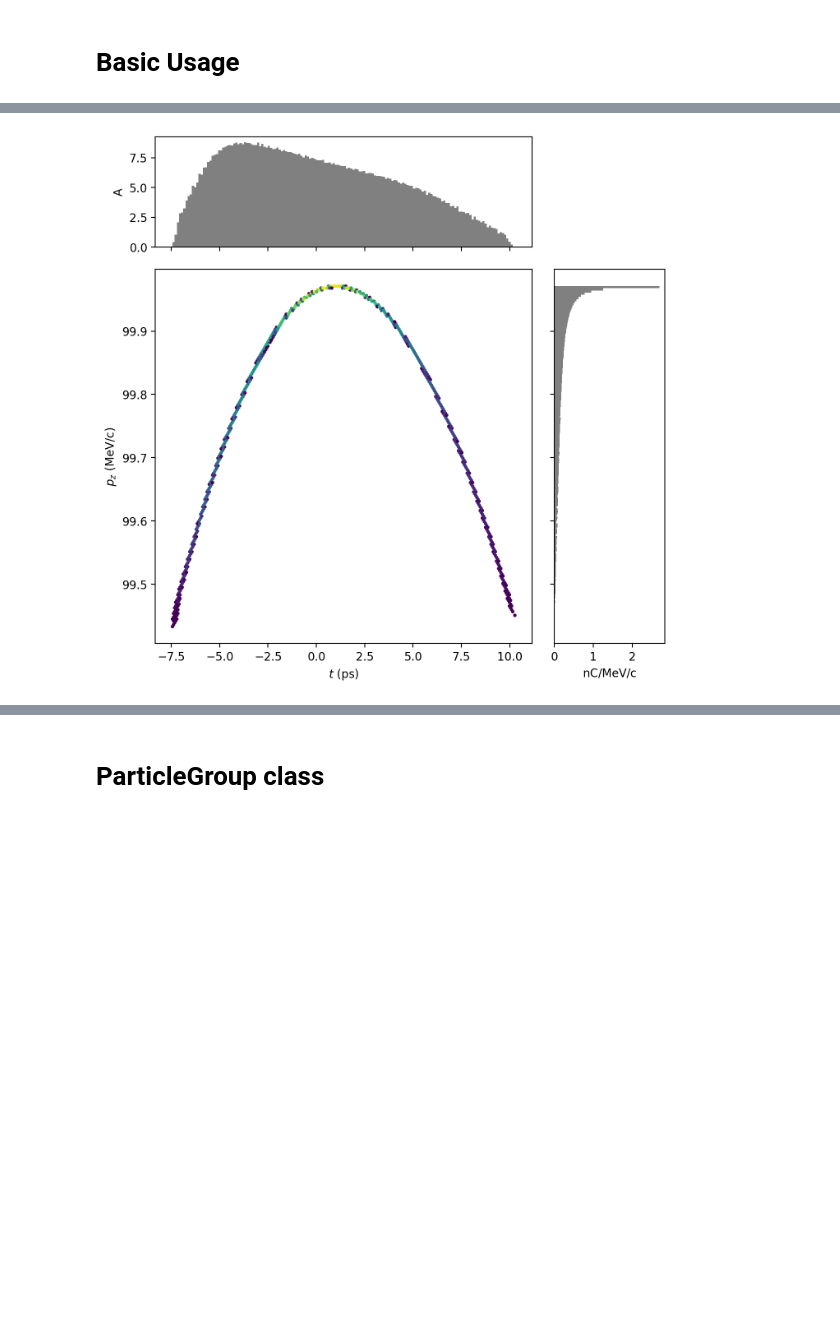
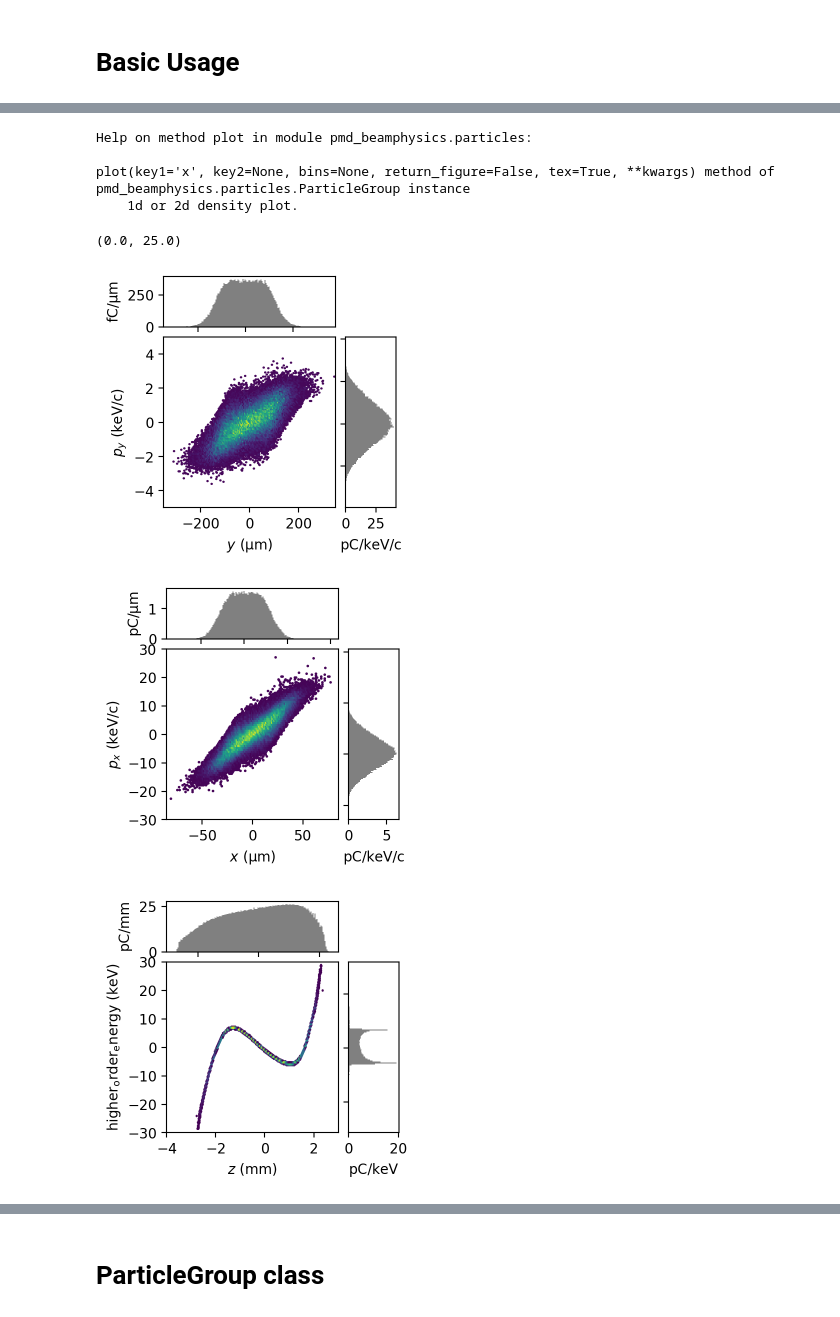
Before and after one commit to MichaelEhrlichman/openPMD-beamphysics, a Jupyter notebook: docs/examples/particle_examples.ipynb, the cells around one changed output, grey strips where cells are left out. Drawn from its saved outputs; the diff is of its cells as text; code cells hidden in the pictures; blank space fills up the shorter version.

```diff
--- a/docs/examples/particle_examples.ipynb
+++ b/docs/examples/particle_examples.ipynb
@@ -42,4 +59,30 @@ Pscram = P.resample(len(P))
-# %%
-Pscram.plot('t', 'pz', figsize=(8,8))
-# %% [output]
-[figure, removed]
+# %%
+help(P_1_1.plot)
+# %% [output]
+Help on method plot in module pmd_beamphysics.particles:
+
+plot(key1='x', key2=None, bins=None, return_figure=False, tex=True, **kwargs) method of pmd_beamphysics.particles.ParticleGroup instance
+    1d or 2d density plot.
+# %%
+P=P_rw_SS
+fig=P.plot('y', 'py', figsize=(3,3), return_figure=True)
+ax = fig.axes[0]
+ax.set_xlim(-350, 350)
+ax.set_ylim(-5,5)
+fig=P.plot('x', 'px', figsize=(3,3), return_figure=True)
+ax = fig.axes[0]
+ax.set_xlim(-85, 85)
+ax.set_ylim(-30,30)
+fig=P.plot('z', 'higher_order_energy', figsize=(3,3), return_figure=True)
+ax = fig.axes[0]
+ax.set_xlim(-4, 3)
+ax.set_ylim(-30,30)
+fig=P.slice_plot('sigma_pz', figsize=(3,3), return_figure=True)
+ax = fig.axes[0]
+ax.set_xlim(-4, 3)
+ax.set_ylim(0,25)
+# %% [output]
+(0.0, 25.0)
+[figure, added]
+[figure, added]
+[figure, added]
```
Also changed, not shown: parts of 55 cells of this notebook.
